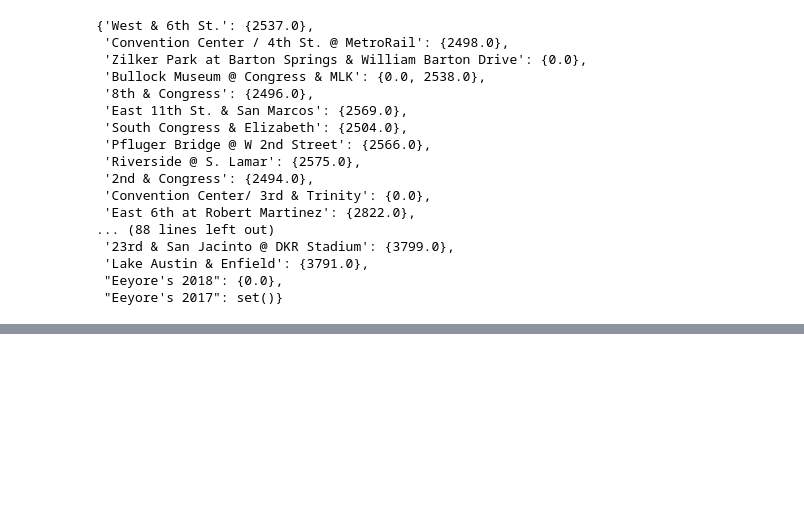
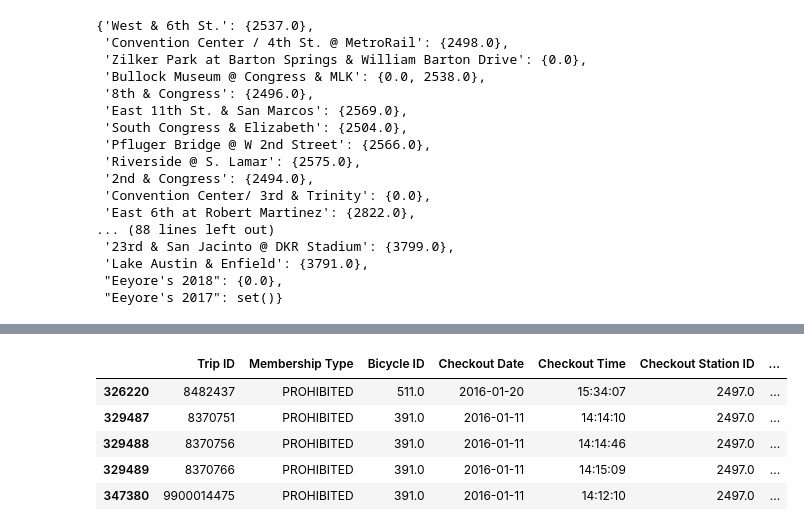
Before and after one commit to ananyay/Pedal_through_Austin, a Jupyter notebook: Data_Cleaning_Exploration_tinku.ipynb, the cells around one changed output, grey strips where cells are left out. Cells and saved outputs as stored; diff of their text form; code cells hidden in the pictures; blank space fills up the shorter version.

```diff
--- a/Data_Cleaning_Exploration_tinku.ipynb
+++ b/Data_Cleaning_Exploration_tinku.ipynb
@@ -126,0 +217,6 @@ number_df_bike_checkout_id_blank
+# %%
+## Renaming the Columns Name
+df_bike_clean = df_bike_clean.rename(columns = {"Checkout Kiosk ID":"Checkout Station ID","Checkout Kiosk":"Checkout Station",
+                                          "Return Kiosk ID":"Return Station ID","Return Kiosk":"Return Station",
+                                          "Month":"Trip Month","Year":"Trip Year"})
+df_bike_clean.head(1)
@@ -278,0 +405,12 @@ dtype: object
+# %%
+# Examine Prohibited and Restricted
+test = df_bike_clean.loc[df_bike_clean["Membership Type"] == "RESTRICTED", :]
+test = df_bike_clean.loc[df_bike_clean["Membership Type"] == "PROHIBITED", :]
+test.head()
+# %% [output]
+|  | Trip ID | Membership Type | Bicycle ID | Checkout Date | Checkout Time | Checkout Station ID | ... |
+| 326220 | 8482437 | PROHIBITED | 511.0 | 2016-01-20 | 15:34:07 | 2497.0 | ... |
+| 329487 | 8370751 | PROHIBITED | 391.0 | 2016-01-11 | 14:14:10 | 2497.0 | ... |
+| 329488 | 8370756 | PROHIBITED | 391.0 | 2016-01-11 | 14:14:46 | 2497.0 | ... |
+| 329489 | 8370766 | PROHIBITED | 391.0 | 2016-01-11 | 14:15:09 | 2497.0 | ... |
+| 347380 | 9900014475 | PROHIBITED | 391.0 | 2016-01-11 | 14:12:10 | 2497.0 | ... |
```
Also changed, not shown: parts of 59 cells of this notebook.
